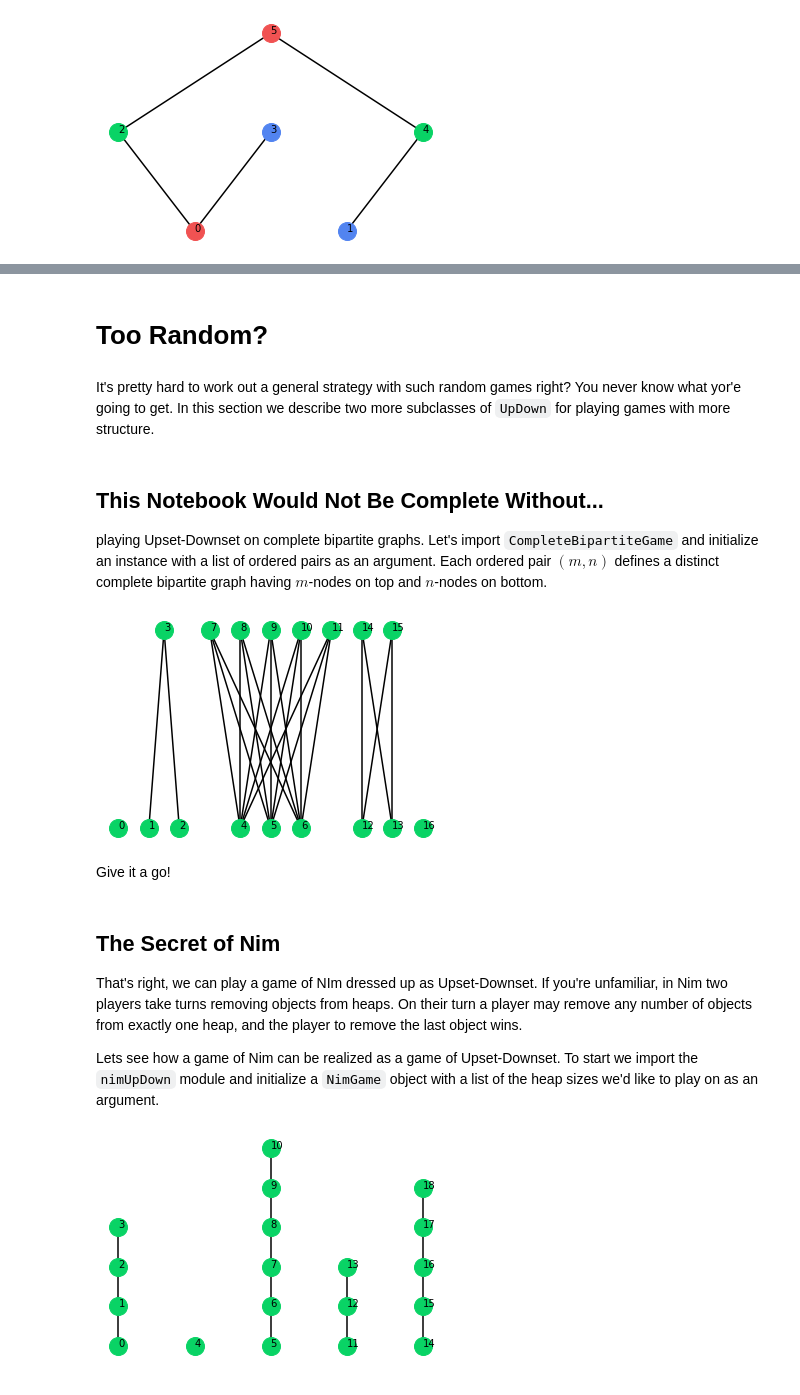
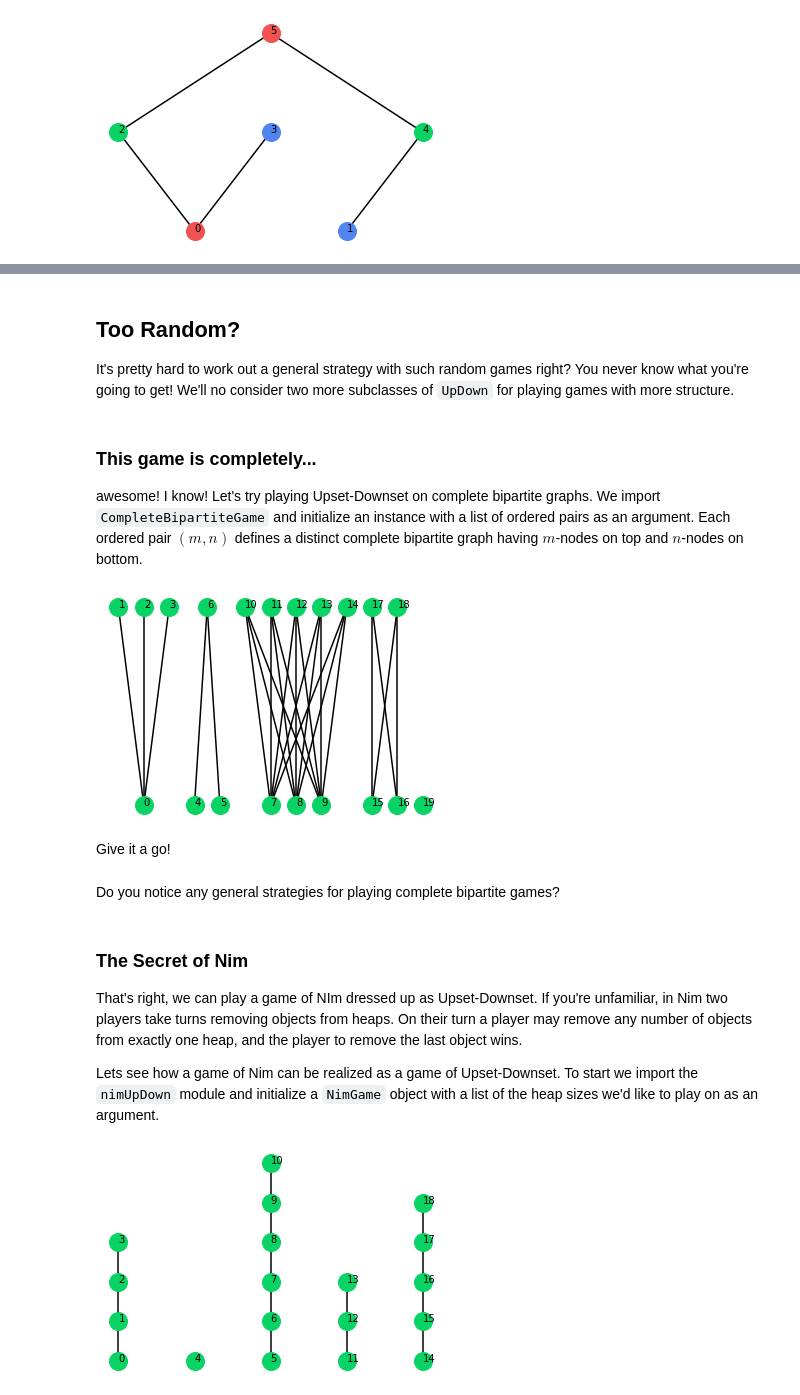
Before and after one commit to Upset-Downset/UpsetDownset, a Jupyter notebook: intro_to_upset_downset.ipynb, the cells around one changed output, grey strips where cells are left out. Cells and saved outputs as stored; diff of their text form; code cells hidden in the pictures.

```diff
--- a/intro_to_upset_downset.ipynb
+++ b/intro_to_upset_downset.ipynb
@@ -70,26 +99,28 @@ R.play()
  Up wins!
-# %% [markdown]
-# Too Random?
 # %% [markdown]
-It's pretty hard to work out a general strategy with such random games right? You never know what yor'e going to get. In this section we describe two more subclasses of `UpDown` for playing games with more structure.
+## Too Random?
+
+It's pretty hard to work out a general strategy with such random games right? You never know what you're going to get! We'll no consider two more subclasses of `UpDown` for playing games with more structure.
 # %% [markdown]
-## This Notebook Would Not Be Complete Without...
+### This game is completely...
 
-playing Upset-Downset on complete bipartite graphs. Let's import `CompleteBipartiteGame` and initialize an instance with a list of ordered pairs as an argument. Each ordered pair $(m,n)$ defines a distinct complete bipartite graph having $m$-nodes on top and $n$-nodes on bottom.
+awesome! I know! Let's try playing Upset-Downset on complete bipartite graphs. We import `CompleteBipartiteGame` and initialize an instance with a list of ordered pairs as an argument. Each ordered pair $(m,n)$ defines a distinct complete bipartite graph having $m$-nodes on top and $n$-nodes on bottom.
 # %%
 from completeBipartiteUpDown import CompleteBipartiteGame
 # %%
-graphs = [(0,1), (1,2), (5,3), (2,2), (0,1)]
+graphs = [(3,1), (1,2), (5,3), (2,2), (0,1)]
 K = CompleteBipartiteGame(graphs)
 K.plot()
 # %% [output]
-[figure, old version]
+[figure, new version]
 # %% [markdown]
 Give it a go!
 # %%
 K.play()
+# %% [markdown]
+Do you notice any general strategies for playing complete bipartite games?
 # %% [markdown]
-## The Secret of Nim
+### The Secret of Nim
 
 That's right, we can play a game of NIm dressed up as Upset-Downset. If you're unfamiliar, in Nim two players take turns removing objects from heaps. On their turn a player may remove any number of objects from exactly one heap, and the player to remove the last object wins.
 
```
Also changed, not shown: parts of 24 cells of this notebook, 1 other file.
